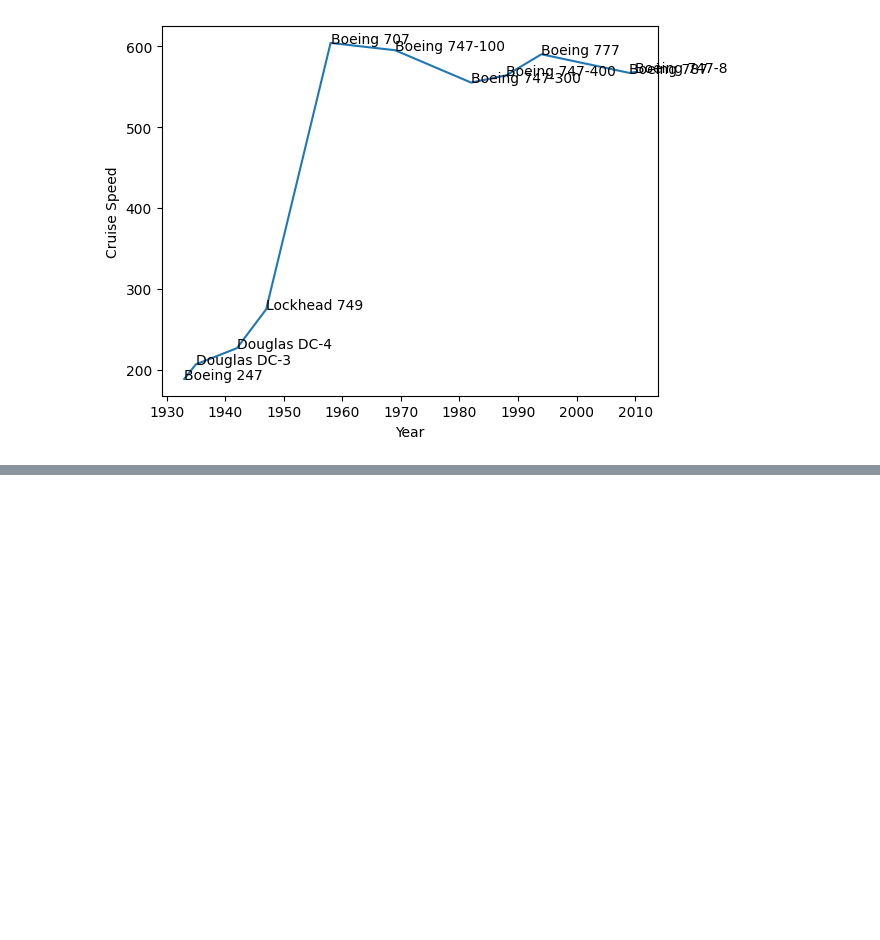
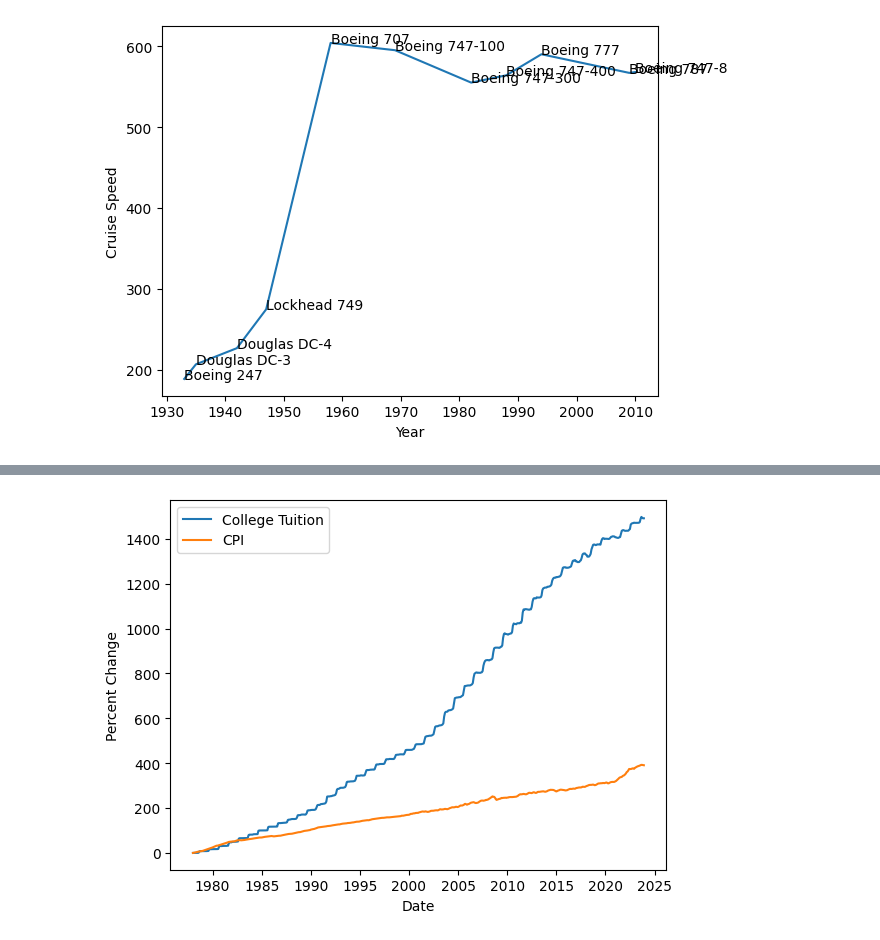
Before and after one commit to jordanott/BackToTheFuture, a Jupyter notebook: notebooks/government.ipynb, the cells around one changed output, grey strips where cells are left out. Cells and saved outputs as stored; diff of their text form; code cells hidden in the pictures; blank space fills up the shorter version.

Commit message:
Adding CPI and college tuition

```diff
--- a/notebooks/government.ipynb
+++ b/notebooks/government.ipynb
@@ -49,0 +102,26 @@ for _, row in df.iterrows():
+# %%
+data = pd.read_excel("../raw_data/government/college_tuition_and_fees.xlsx", header=11).drop(columns=["HALF1", "HALF2"])
+data = pd.melt(data, id_vars=["Year"], var_name="Month", value_name="Value")
+
+# Convert abbreviated month to int; combine into single data column
+data["Month"] = pd.to_datetime(data['Month'], format='%b').dt.month
+data["Date"] = pd.to_datetime(data[["Year", "Month"]].assign(DAY=1))
+data = data.sort_values(by="Date").reset_index(drop=True)
+
+# Ignore the first row with NaN
+data = data.iloc[12:]
+
+start = data["Value"].values[0]
+data["Percent Change"] = 100 * (data["Value"] - start) / start
+# %%
+# Compute CPI relative to 1978 to match tuition data
+index = cpi_data[cpi_data.Date == "1978-01-01"].index[0]
+cpi_relative_to_1978 = cpi_data.iloc[index:].copy()
+
+start = cpi_relative_to_1978["CPI"].values[0]
+cpi_relative_to_1978["Percent Change"] = 100 * (cpi_relative_to_1978["CPI"] - start) / start
+# %%
+sns.lineplot(x="Date", y="Percent Change", data=data, label="College Tuition")
+sns.lineplot(x="Date", y="Percent Change", data=cpi_relative_to_1978, label="CPI");
+# %% [output]
+[figure, added]
```
Also changed, not shown: parts of 17 cells of this notebook.
